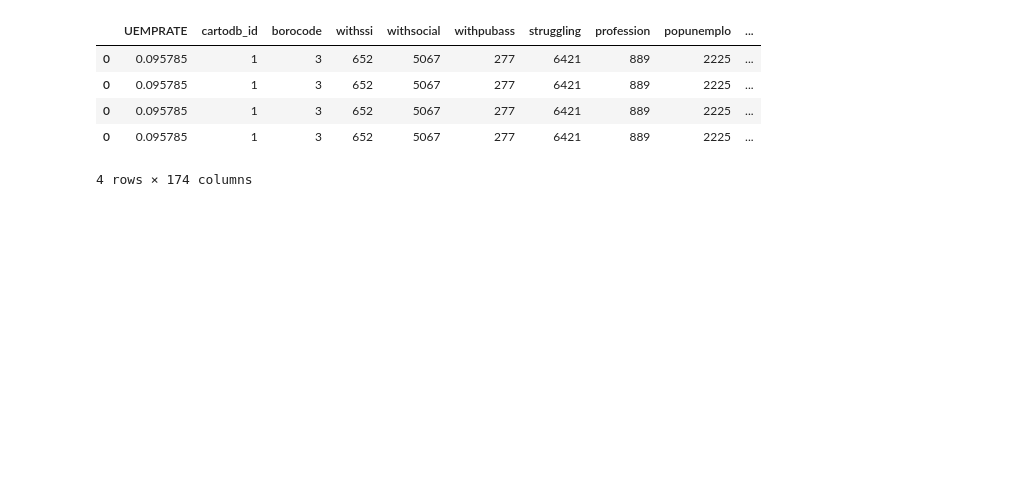
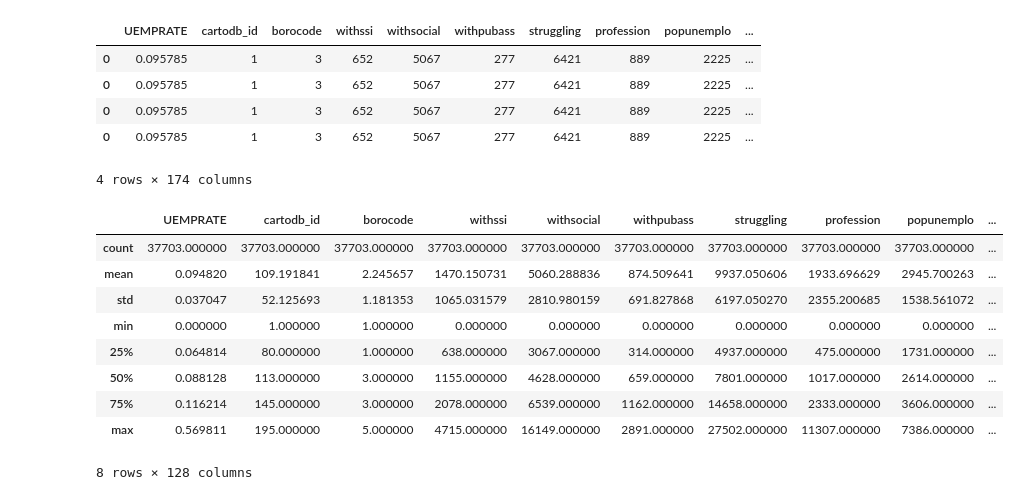
Before and after one commit to Yanni-201830785/ST445-Final-Project, a Jupyter notebook: Final Project.ipynb, the cells around one changed output. Saved outputs shown, nothing was run; the diff lists cells and outputs as text; code cells hidden in the pictures; blank space fills up the shorter version.

```diff
--- a/Final Project.ipynb
+++ b/Final Project.ipynb
@@ -88,5 +88,8 @@ NTA.head(4)
 | 2 | 0.130393 | 3 | 3 | 3231 | 8847 | 2891 | 21235 | 712 | 6483 | ... |
 | 3 | 0.086633 | 4 | 3 | 1103 | 3508 | 553 | 7188 | 475 | 1709 | ... |
 4 rows × 99 columns
+# %%
+cols = ['medianagef', 'medianage', 'HHsize','gini']
+NTA[cols] = NTA[cols].apply(pd.to_numeric, errors='coerce', axis=1)
 # %%
 NTA = NTA.to_crs("EPSG:32118")
@@ -125,3 +108,16 @@ Airbnb_NTA.head(4)
 | 0 | 0.095785 | 1 | 3 | 652 | 5067 | 277 | 6421 | 889 | 2225 | ... |
 | 0 | 0.095785 | 1 | 3 | 652 | 5067 | 277 | 6421 | 889 | 2225 | ... |
 4 rows × 174 columns
+# %%
+Airbnb_NTA.describe()
+# %% [output]
+|  | UEMPRATE | cartodb_id | borocode | withssi | withsocial | withpubass | struggling | profession | popunemplo | ... |
+| count | 37703.000000 | 37703.000000 | 37703.000000 | 37703.000000 | 37703.000000 | 37703.000000 | 37703.000000 | 37703.000000 | 37703.000000 | ... |
+| mean | 0.094820 | 109.191841 | 2.245657 | 1470.150731 | 5060.288836 | 874.509641 | 9937.050606 | 1933.696629 | 2945.700263 | ... |
+| std | 0.037047 | 52.125693 | 1.181353 | 1065.031579 | 2810.980159 | 691.827868 | 6197.050270 | 2355.200685 | 1538.561072 | ... |
+| min | 0.000000 | 1.000000 | 1.000000 | 0.000000 | 0.000000 | 0.000000 | 0.000000 | 0.000000 | 0.000000 | ... |
+| 25% | 0.064814 | 80.000000 | 1.000000 | 638.000000 | 3067.000000 | 314.000000 | 4937.000000 | 475.000000 | 1731.000000 | ... |
+| 50% | 0.088128 | 113.000000 | 3.000000 | 1155.000000 | 4628.000000 | 659.000000 | 7801.000000 | 1017.000000 | 2614.000000 | ... |
+| 75% | 0.116214 | 145.000000 | 3.000000 | 2078.000000 | 6539.000000 | 1162.000000 | 14658.000000 | 2333.000000 | 3606.000000 | ... |
+| max | 0.569811 | 195.000000 | 5.000000 | 4715.000000 | 16149.000000 | 2891.000000 | 27502.000000 | 11307.000000 | 7386.000000 | ... |
+8 rows × 128 columns
```
Also changed, not shown: parts of 3 cells of this notebook.
